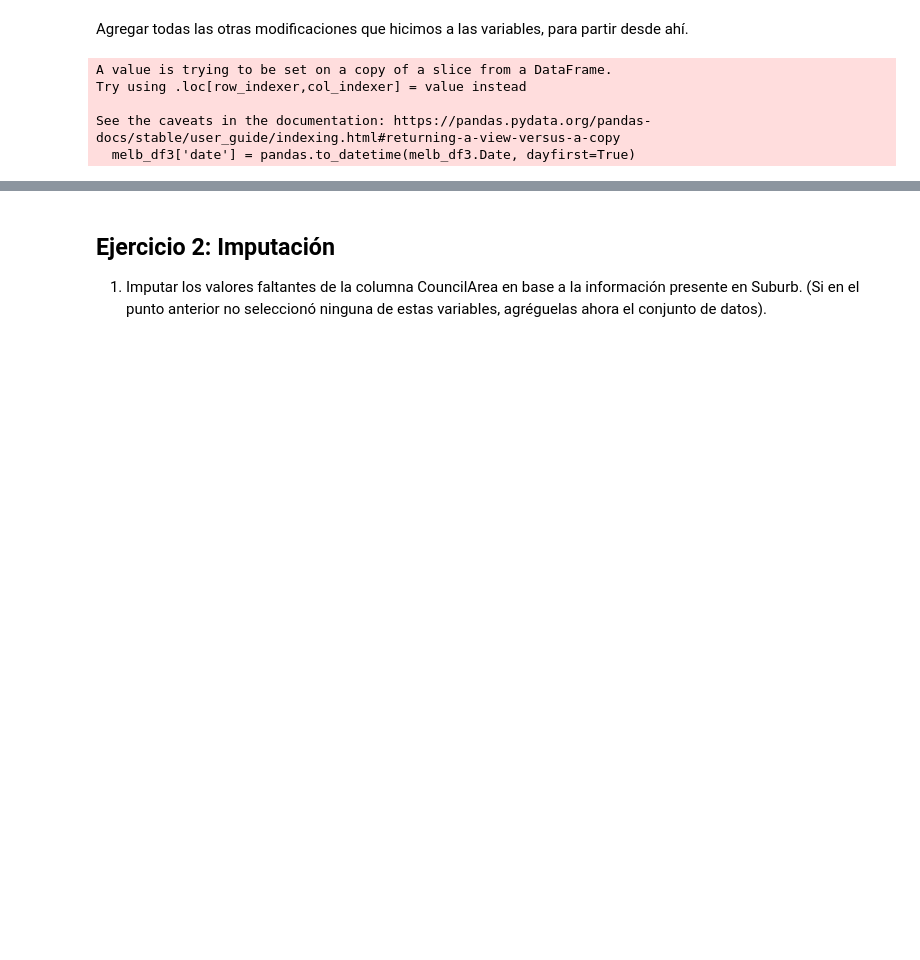
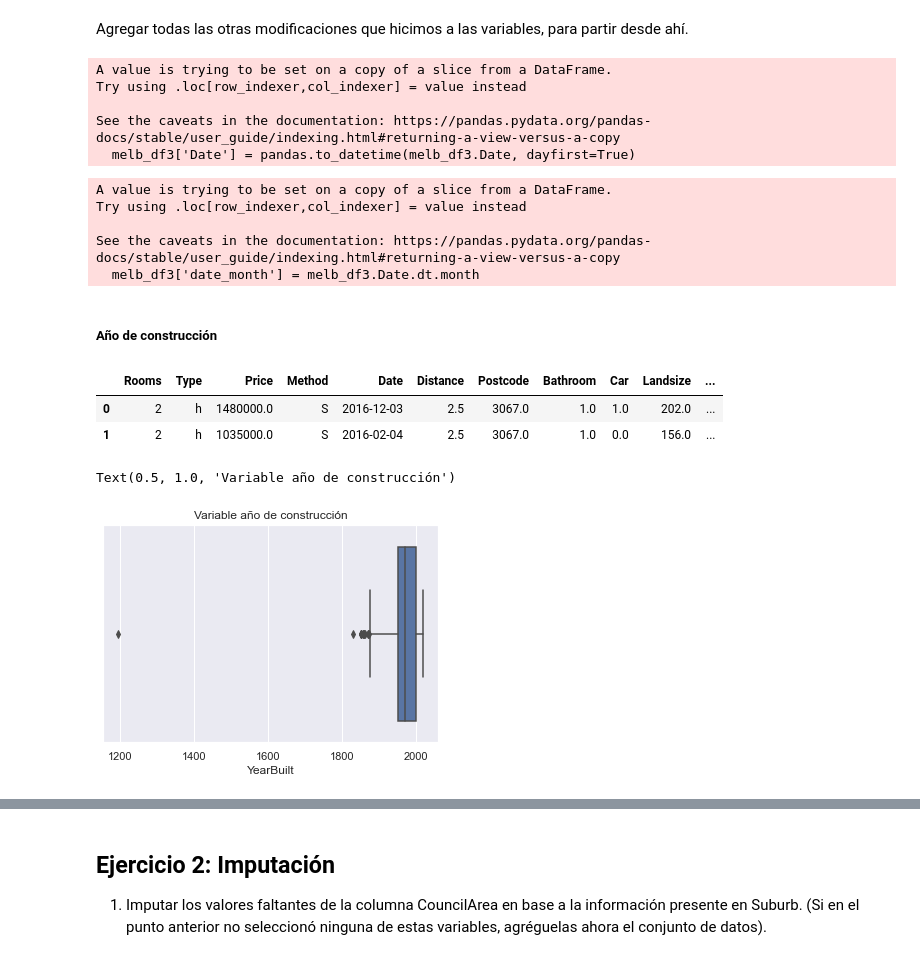
Before and after one commit to estebanarr/TP2_exploracion_curacion_datos, a Jupyter notebook: Parte_1_Ejercicios_2_y_3.ipynb, the cells around one changed output, grey strips where cells are left out. Cells and saved outputs as stored; diff of their text form; code cells hidden in the pictures; blank space fills up the shorter version.

```diff
--- a/Parte_1_Ejercicios_2_y_3.ipynb
+++ b/Parte_1_Ejercicios_2_y_3.ipynb
@@ -22,19 +22,24 @@ melb_df[:3]
 | 2 | Abbotsford | 5 Charles St | 3 | h | 1465000.0 | SP | Biggin | 4/03/2017 | 2.5 | 3067.0 | 3.0 | ... |
 # %%
 melb_df.Price.quantile(.95).round()
+
 #Se podría definir una regla objetiva para eliminar datos outliers como: 1.5 veces el RI por encima o por debajo de los cuartiles 1 y 3.
+
 q25=melb_df.Price.quantile(.25)
 q75=melb_df.Price.quantile(.75)
+
 RI=q75-q25
-min=q25-1.5*RI
-max=q75+1.5*RI
-print("Nuevo mínimo=", min)   #como el mínimo es negativo, tomaría el mínimo real de la variable. Es decir, solo restringiríamos la cola derecha de la distribución
-print("Nuevo máximo=", max)
+
+lim_inferior=q25-1.5*RI
+lim_superior=q75+1.5*RI
+
+print("Nuevo mínimo=", lim_inferior)   #como el mínimo es negativo, tomaría el mínimo real de la variable. Es decir, solo restringiríamos la cola derecha de la distribución
+print("Nuevo máximo=",lim_superior)
 # %% [output]
 Nuevo mínimo= -370000.0
 Nuevo máximo= 2350000.0
 # %%
-melb_df2=melb_df[melb_df.Price<max]
+melb_df2=melb_df[melb_df.Price<lim_superior]
 # %%
 relevant_columns2=['Rooms', 'Type', 'Price', 'Method',
        'Date', 'Distance', 'Postcode', 'Bathroom', 'Car',
@@ -66,14 +73,22 @@ new_groups = {
 grouped_region = melb_df3.Regionname.replace(new_groups)
 # %%
 #Transformar la variable Date en una variable temporal
-melb_df3['date'] = pandas.to_datetime(melb_df3.Date, dayfirst=True)
+
+melb_df3['Date'] = pandas.to_datetime(melb_df3.Date, dayfirst=True)
 # %% [output]
 A value is trying to be set on a copy of a slice from a DataFrame.
 Try using .loc[row_indexer,col_indexer] = value instead
 
 See the caveats in the documentation: https://pandas.pydata.org/pandas-docs/stable/user_guide/indexing.html#returning-a-view-versus-a-copy
-  melb_df3['date'] = pandas.to_datetime(melb_df3.Date, dayfirst=True)
+  melb_df3['Date'] = pandas.to_datetime(melb_df3.Date, dayfirst=True)
 # %%
 #Dado que la precisión por día no será útil, extraer por mes y año
-melb_df3['date_month'] = pandas.to_datetime(melb_df3.date.dt.strftime('%Y-%m'))
-melb_df3['date_year'] = pandas.to_datetime(melb_df3.date.dt.strftime('%Y'))
+
+melb_df3['date_month'] = melb_df3.Date.dt.month
+melb_df3['date_year'] = melb_df3.Date.dt.year
+# %% [output]
+A value is trying to be set on a copy of a slice from a DataFrame.
+Try using .loc[row_indexer,col_indexer] = value instead
+
+See the caveats in the documentation: https://pandas.pydata.org/pandas-docs/stable/user_guide/indexing.html#returning-a-view-versus-a-copy
+  melb_df3['date_month'] = melb_df3.Date.dt.month
@@ -81,0 +95,16 @@ melb_df3['date_year'] = pandas.to_datetime(melb_df3.date.dt.strftime('%Y'))
+# %% [markdown]
+##### Año de construcción
+# %%
+melb_df3.head(2)
+# %% [output]
+|  | Rooms | Type | Price | Method | Date | Distance | Postcode | Bathroom | Car | Landsize | ... |
+| 0 | 2 | h | 1480000.0 | S | 2016-12-03 | 2.5 | 3067.0 | 1.0 | 1.0 | 202.0 | ... |
+| 1 | 2 | h | 1035000.0 | S | 2016-02-04 | 2.5 | 3067.0 | 1.0 | 0.0 | 156.0 | ... |
+# %%
+sns.set()
+sns.boxplot(data=melb_df3,x='YearBuilt')
+
+plt.title("Variable año de construcción")
+# %% [output]
+Text(0.5, 1.0, 'Variable año de construcción')
+[figure, added]
```
Also changed, not shown: parts of 27 cells of this notebook, 1 other file.
